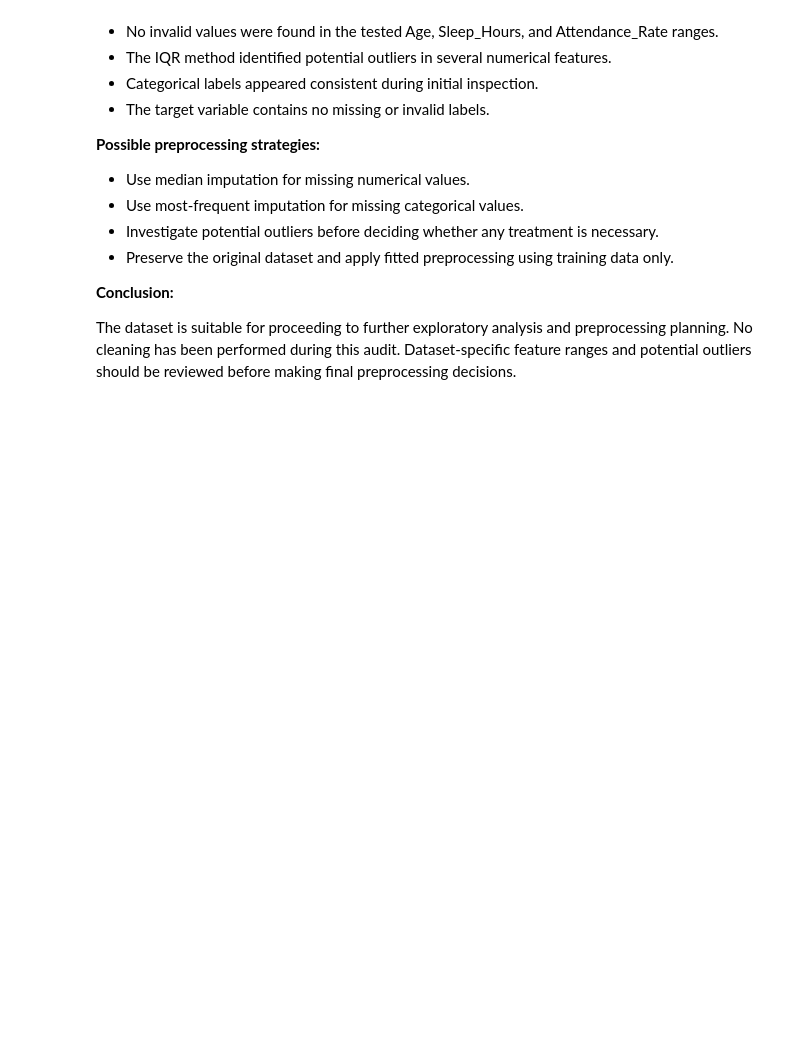
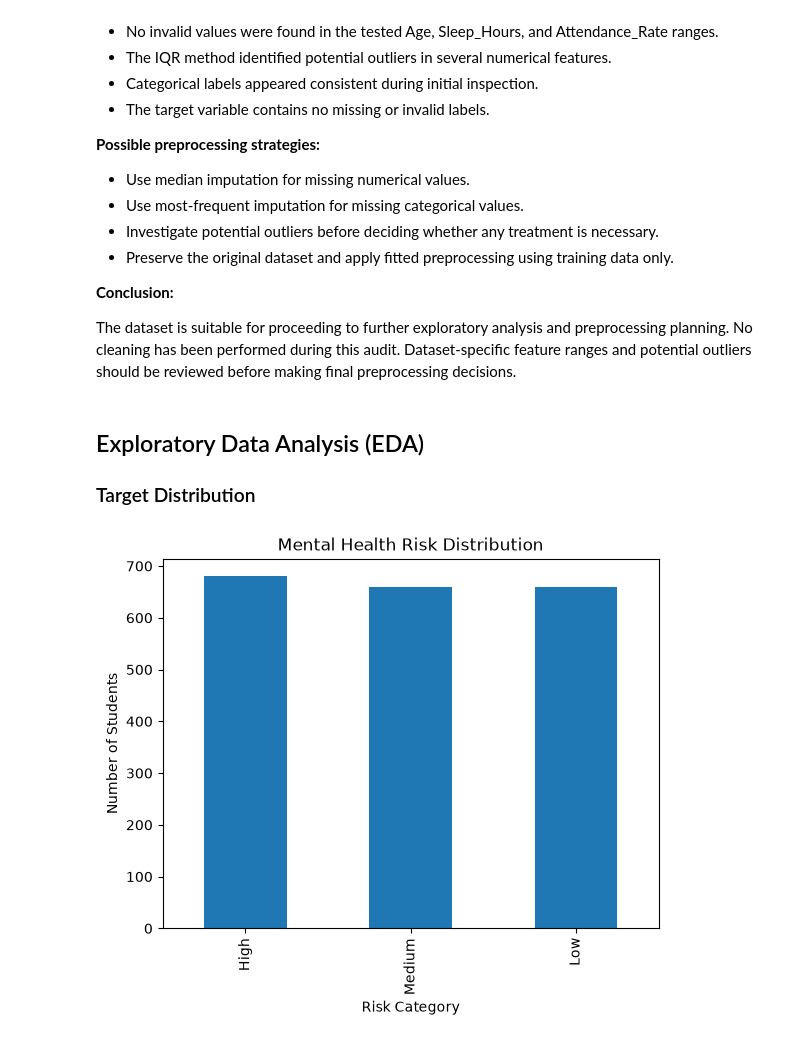
Before and after one commit to YounessAitJamaa/student-mental-health-risk, a Jupyter notebook: notebooks/01_data_exploration.ipynb, the cells around one changed output. Saved outputs shown, nothing was run; the diff lists cells and outputs as text; code cells hidden in the pictures; blank space fills up the shorter version.

Commit message:
Complete exploratory data analysis

```diff
--- a/notebooks/01_data_exploration.ipynb
+++ b/notebooks/01_data_exploration.ipynb
@@ -314,3 +314,21 @@ The dataset contains 2,000 records and 17 columns.
 **Conclusion:**
 
 The dataset is suitable for proceeding to further exploratory analysis and preprocessing planning. No cleaning has been performed during this audit. Dataset-specific feature ranges and potential outliers should be reviewed before making final preprocessing decisions.
+# %% [markdown]
+## Exploratory Data Analysis (EDA)
+
+### Target Distribution
+# %%
+import matplotlib.pyplot as plt
+
+risk_counts = df['Mental_Health_Risk'].value_counts()
+
+risk_counts.plot(kind='bar')
+
+plt.title("Mental Health Risk Distribution")
+plt.xlabel("Risk Category")
+plt.ylabel("Number of Students")
+
+plt.show()
+# %% [output]
+[figure, added]
```
Also changed, not shown: parts of 29 cells of this notebook.
